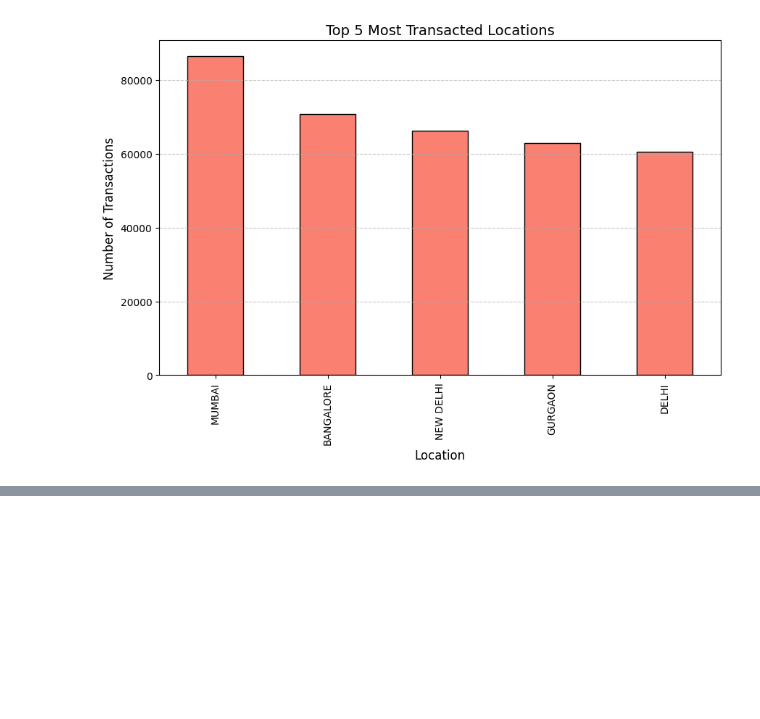
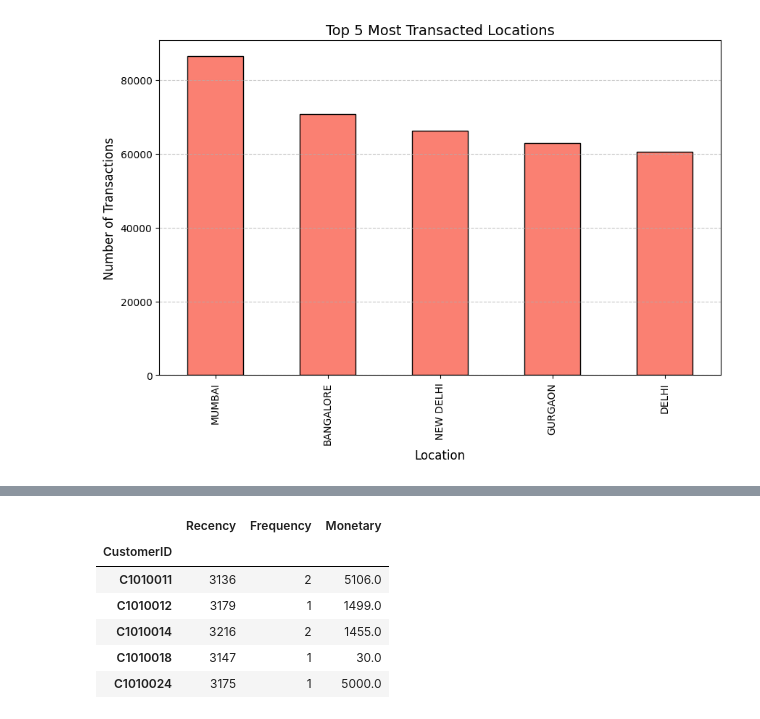
Before and after one commit to Burakgunal4/Data-Warehousing-and-Business-Intelligence-CW2, a Jupyter notebook: Data_Warwhousing_and_Business_Intelligence_CW2.ipynb, the cells around one changed output, grey strips where cells are left out. Cells and saved outputs as stored; diff of their text form; code cells hidden in the pictures; blank space fills up the shorter version.

```diff
--- a/Data_Warwhousing_and_Business_Intelligence_CW2.ipynb
+++ b/Data_Warwhousing_and_Business_Intelligence_CW2.ipynb
@@ -181,0 +211,18 @@ plt.show()
+# %%
+# Change column names
+rfm.rename(columns={
+    'TransactionDate': 'Recency',
+    'TransactionID': 'Frequency',
+    'TransactionAmount (INR)': 'Monetary'
+}, inplace=True)
+
+# Show top 5 customers
+rfm.head()
+# %% [output]
+|  | Recency | Frequency | Monetary |
+| CustomerID |  |  |  |
+| C1010011 | 3136 | 2 | 5106.0 |
+| C1010012 | 3179 | 1 | 1499.0 |
+| C1010014 | 3216 | 2 | 1455.0 |
+| C1010018 | 3147 | 1 | 30.0 |
+| C1010024 | 3175 | 1 | 5000.0 |
```
Also changed, not shown: parts of 8 cells of this notebook.
